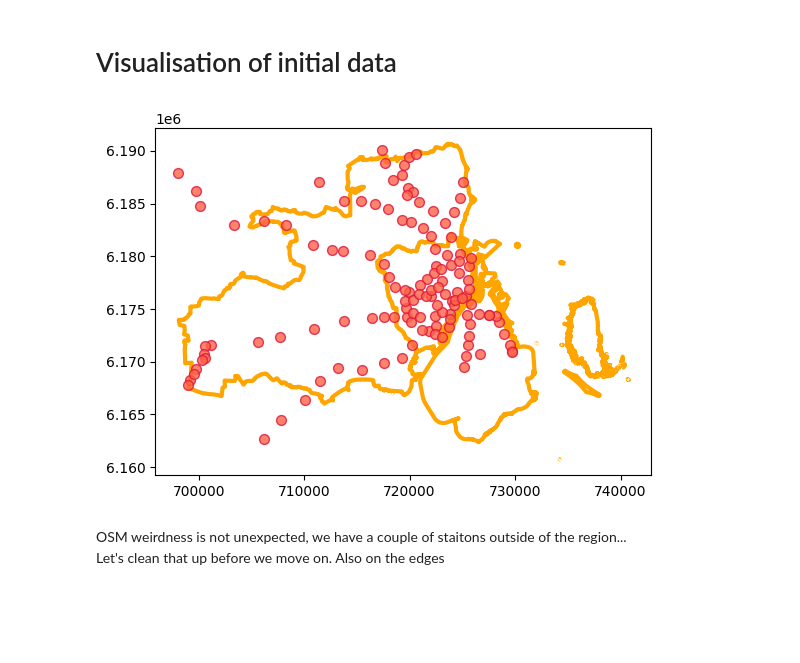
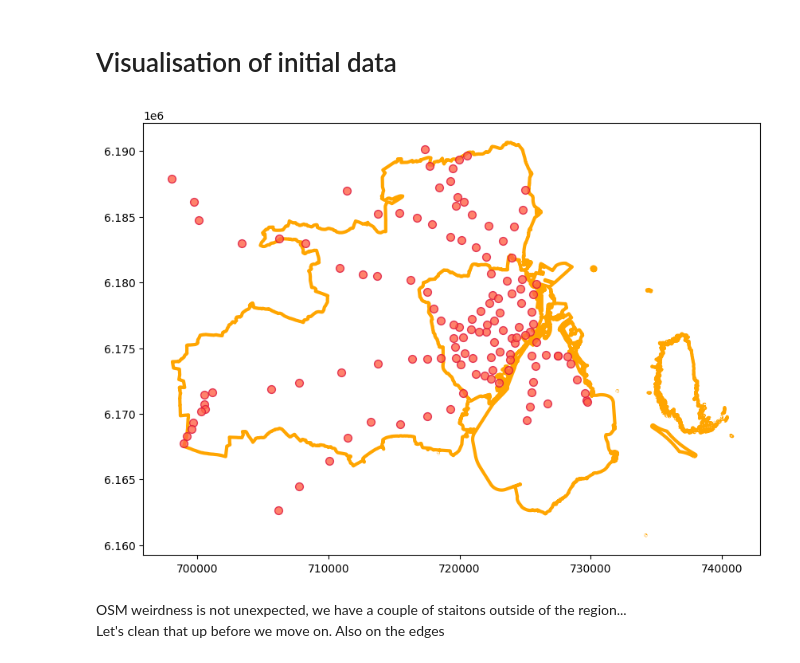
Before and after one commit to scet2/Kebap_Analysis, a Jupyter notebook: main_analysis.ipynb, the cells around one changed output. Drawn from its saved outputs; the diff is of its cells as text; code cells hidden in the pictures; blank space fills up the shorter version.

```diff
--- a/main_analysis.ipynb
+++ b/main_analysis.ipynb
@@ -52,12 +49,12 @@ we have with 129 stations to work with.
 # %% [markdown]
 # Visualisation of initial data
 # %%
-fig, ax = plt.subplots()
+fig, ax = plt.subplots(figsize=(10, 8))
 area.plot(ax=ax,color='white', edgecolor='orange', linewidth=3)
 stations.plot(ax=ax,marker='.', color='tomato', edgecolor='crimson', markersize=200, alpha =0.8)
 plt.show()
 # %% [output]
-[figure, old version]
+[figure, new version]
 # %% [markdown]
 OSM weirdness is not unexpected, we have a couple of staitons outside of the region...<br>
 Let's clean that up before we move on. Also on the edges
```
Also changed, not shown: parts of 3 cells of this notebook.
